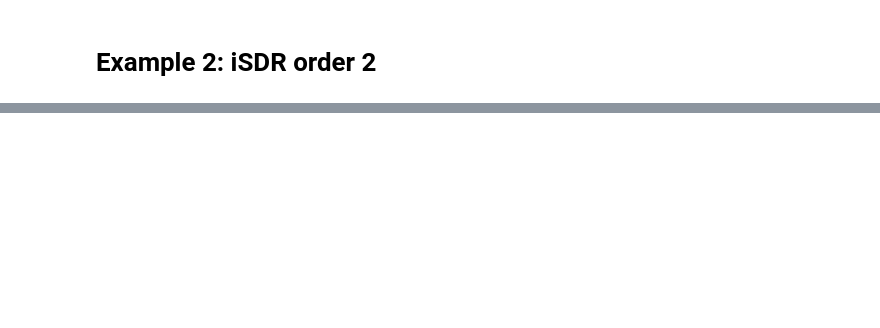
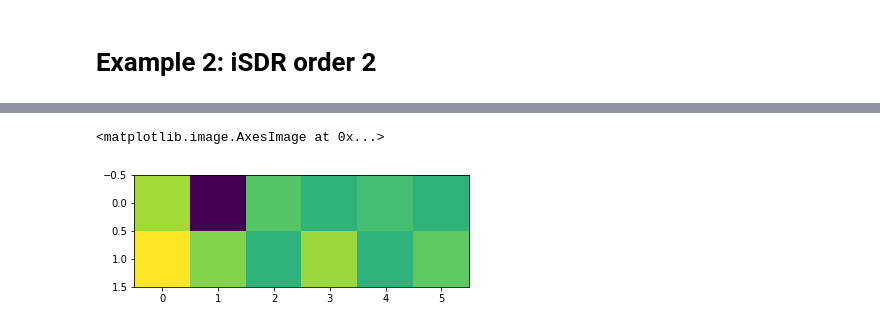
Before and after one commit to BBELAOUCHA/iSDR_cython, a Jupyter notebook: examples/iSDR_example.ipynb, the cells around one changed output, grey strips where cells are left out. Saved outputs shown, nothing was run; the diff lists cells and outputs as text; code cells hidden in the pictures; blank space fills up the shorter version.

```diff
--- a/examples/iSDR_example.ipynb
+++ b/examples/iSDR_example.ipynb
@@ -60,0 +108,5 @@ plt.tight_layout()
+# %%
+plt.imshow(cl.Acoef_)
+# %% [output]
+<matplotlib.image.AxesImage at 0x...>
+[figure, added]
```
Also changed, not shown: parts of 10 cells of this notebook, 2 other files.
